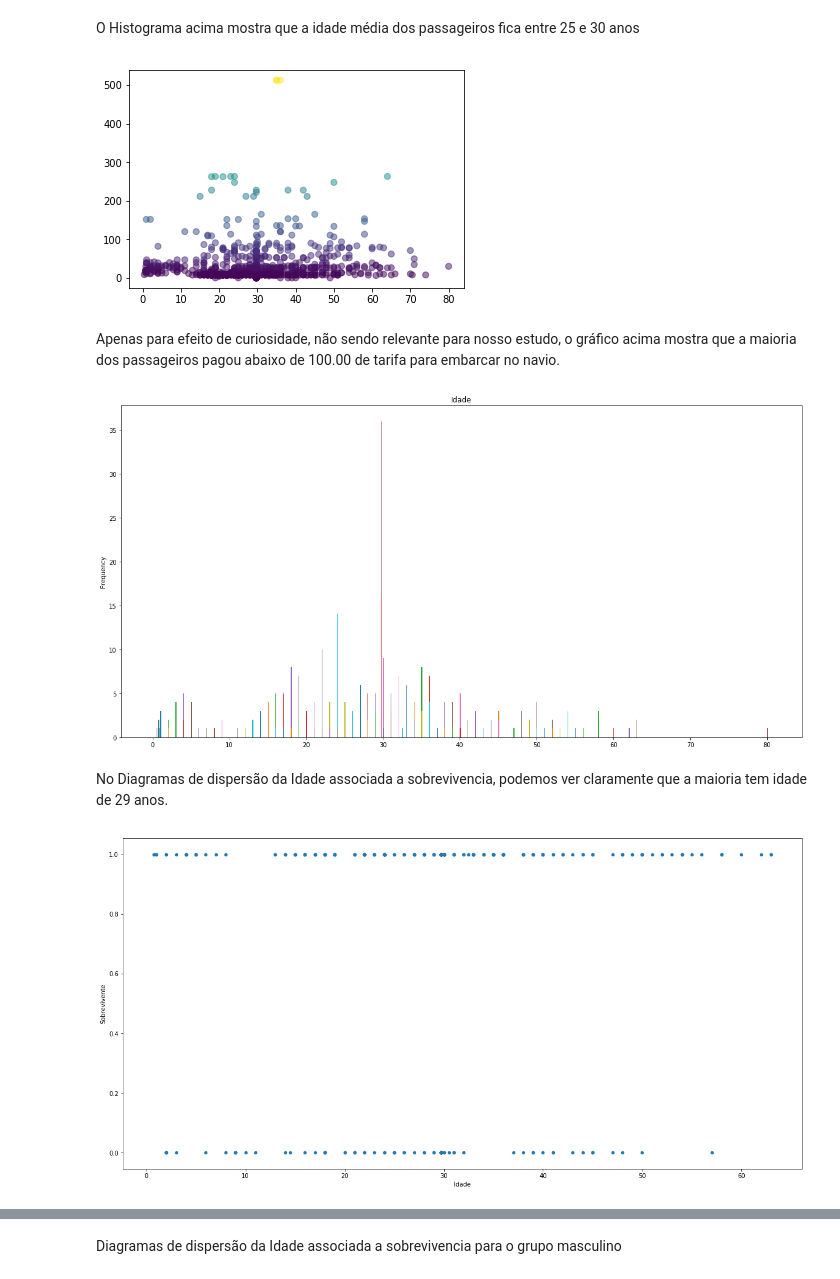
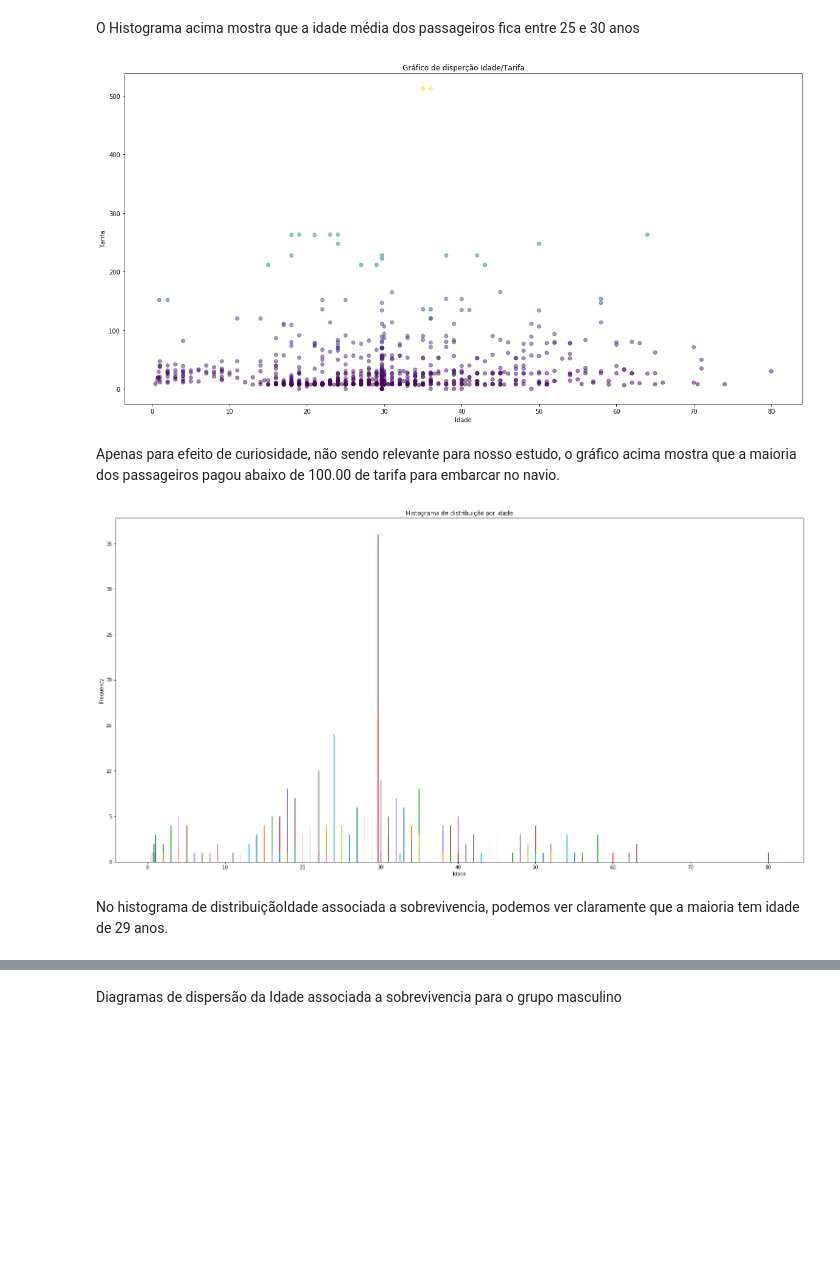
Before and after one commit to ricardo-noronha/Programa-Nanodegree-Fundamentos-de-Data-Science-I, a Jupyter notebook: Modulo3/Projeto2/process_titanic_data.ipynb, the cells around one changed output, grey strips where cells are left out. Saved outputs shown, nothing was run; the diff lists cells and outputs as text; code cells hidden in the pictures; blank space fills up the shorter version.

```diff
--- a/Modulo3/Projeto2/process_titanic_data.ipynb
+++ b/Modulo3/Projeto2/process_titanic_data.ipynb
@@ -192,10 +212,13 @@ O Histograma acima mostra que a idade média dos passageiros fica entre 25 e 30
 # %%
 # Gráfico de disperção com relação entre idade e valor pago de tarifa
 disp = plt.scatter(df['Idade'], df['Tarifa'], alpha=0.5, c=df['Tarifa'])
 plt.rcParams['figure.figsize'] = (20,10)
+plt.xlabel('Idade')
+plt.ylabel('Tarifa')
+plt.title('Gráfico de disperção Idade/Tarifa')
 plt.show()
 # %% [output]
-[figure, old version]
+[figure, new version]
 # %% [markdown]
 Apenas para efeito de curiosidade, não sendo relevante para nosso estudo, o gráfico acima mostra que a maioria dos passageiros pagou abaixo de 100.00 de tarifa para embarcar no navio.
 # %%
@@ -206,13 +229,9 @@ df_sex_f = df[df['Sexo'] == 'female']
 df_sob_s = df[df['Sobrevivente'] == 1]
 df_sob_n = df[df['Sobrevivente'] == 0]
 # %%
-df_sob_s.groupby(['Sexo', 'Idade'],as_index=False)['Idade'].plot(kind="hist", title="Idade");
+a = plt.axes([0, 0, 1, 1], xlabel='Idade', ylabel='Frequencia')
+ax = df_sob_s.groupby(['Sexo', 'Idade'],as_index=False)['Idade'].plot(kind="hist", title="Histograma de distribuição por idade");
 # %% [output]
-[figure, old version]
+[figure, new version]
 # %% [markdown]
-No Diagramas de dispersão da Idade associada a sobrevivencia, podemos ver claramente que a maioria tem idade de 29 anos.
+No histograma de distribuiçãoIdade associada a sobrevivencia, podemos ver claramente que a maioria tem idade de 29 anos.
-# %%
-# Gráfico
-df_sex_f.plot(kind='scatter', y='Sobrevivente', x='Idade');
-# %% [output]
-[figure, removed]
```
Also changed, not shown: parts of 14 cells of this notebook.
